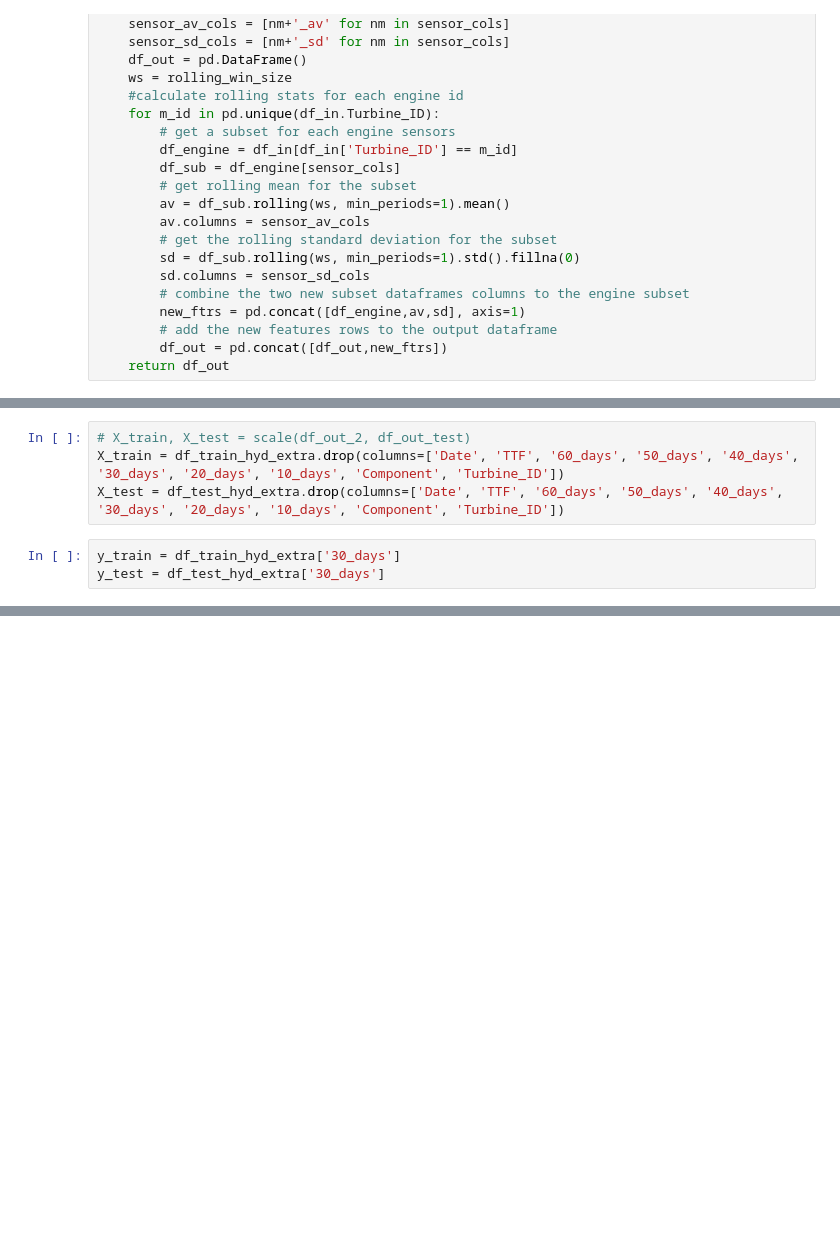
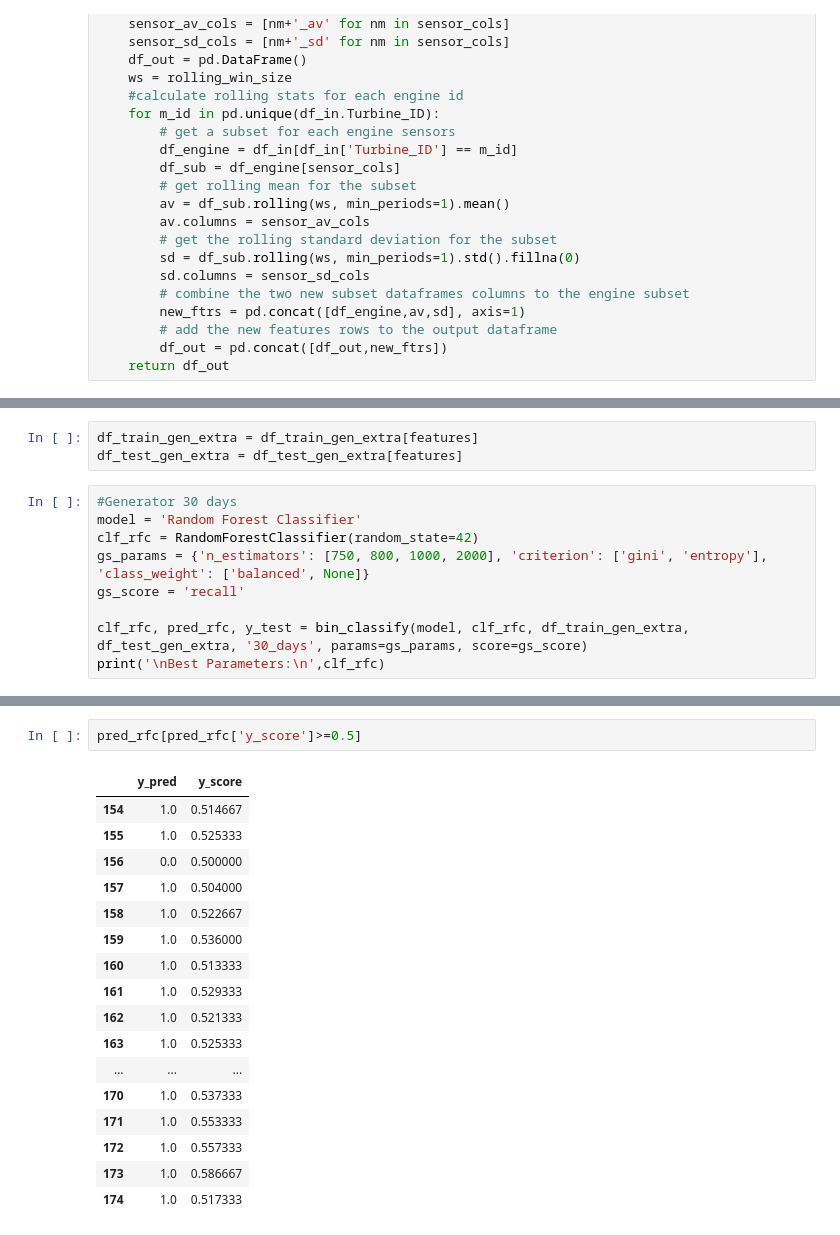
Before and after one commit to RicardoJPedro82/wmillfailprev, a Jupyter notebook: notebooks/Outro.ipynb, the cells around one changed output, grey strips where cells are left out. Cells and saved outputs as stored; diff of their text form; blank space fills up the shorter version.

```diff
--- a/notebooks/Outro.ipynb
+++ b/notebooks/Outro.ipynb
@@ -339,7 +346,0 @@ df_test_hyd_extra = add_features(df_test_hyd_day, 25)
-# %%
-# X_train, X_test = scale(df_out_2, df_out_test)
-X_train = df_train_hyd_extra.drop(columns=['Date', 'TTF', '60_days', '50_days', '40_days', '30_days', '20_days', '10_days', 'Component', 'Turbine_ID'])
-X_test = df_test_hyd_extra.drop(columns=['Date', 'TTF', '60_days', '50_days', '40_days', '30_days', '20_days', '10_days', 'Component', 'Turbine_ID'])
-# %%
-y_train = df_train_hyd_extra['30_days']
-y_test = df_test_hyd_extra['30_days']
@@ -398,0 +485,12 @@ temp[temp['30_days'] == 1]
+# %%
+df_train_gen_extra = df_train_gen_extra[features]
+df_test_gen_extra = df_test_gen_extra[features]
+# %%
+#Generator 30 days
+model = 'Random Forest Classifier'
+clf_rfc = RandomForestClassifier(random_state=42)
+gs_params = {'n_estimators': [750, 800, 1000, 2000], 'criterion': ['gini', 'entropy'], 'class_weight': ['balanced', None]}
+gs_score = 'recall'
+
+clf_rfc, pred_rfc, y_test = bin_classify(model, clf_rfc, df_train_gen_extra, df_test_gen_extra, '30_days', params=gs_params, score=gs_score)
+print('\nBest Parameters:\n',clf_rfc)
@@ -398,0 +521,20 @@ temp[temp['30_days'] == 1]
+# %%
+pred_rfc[pred_rfc['y_score']>=0.5]
+# %% [output]
+|  | y_pred | y_score |
+| 154 | 1.0 | 0.514667 |
+| 155 | 1.0 | 0.525333 |
+| 156 | 0.0 | 0.500000 |
+| 157 | 1.0 | 0.504000 |
+| 158 | 1.0 | 0.522667 |
+| 159 | 1.0 | 0.536000 |
+| 160 | 1.0 | 0.513333 |
+| 161 | 1.0 | 0.529333 |
+| 162 | 1.0 | 0.521333 |
+| 163 | 1.0 | 0.525333 |
+| ... | ... | ... |
+| 170 | 1.0 | 0.537333 |
+| 171 | 1.0 | 0.553333 |
+| 172 | 1.0 | 0.557333 |
+| 173 | 1.0 | 0.586667 |
+| 174 | 1.0 | 0.517333 |
```
Also changed, not shown: parts of 40 cells of this notebook, 1 other file.
